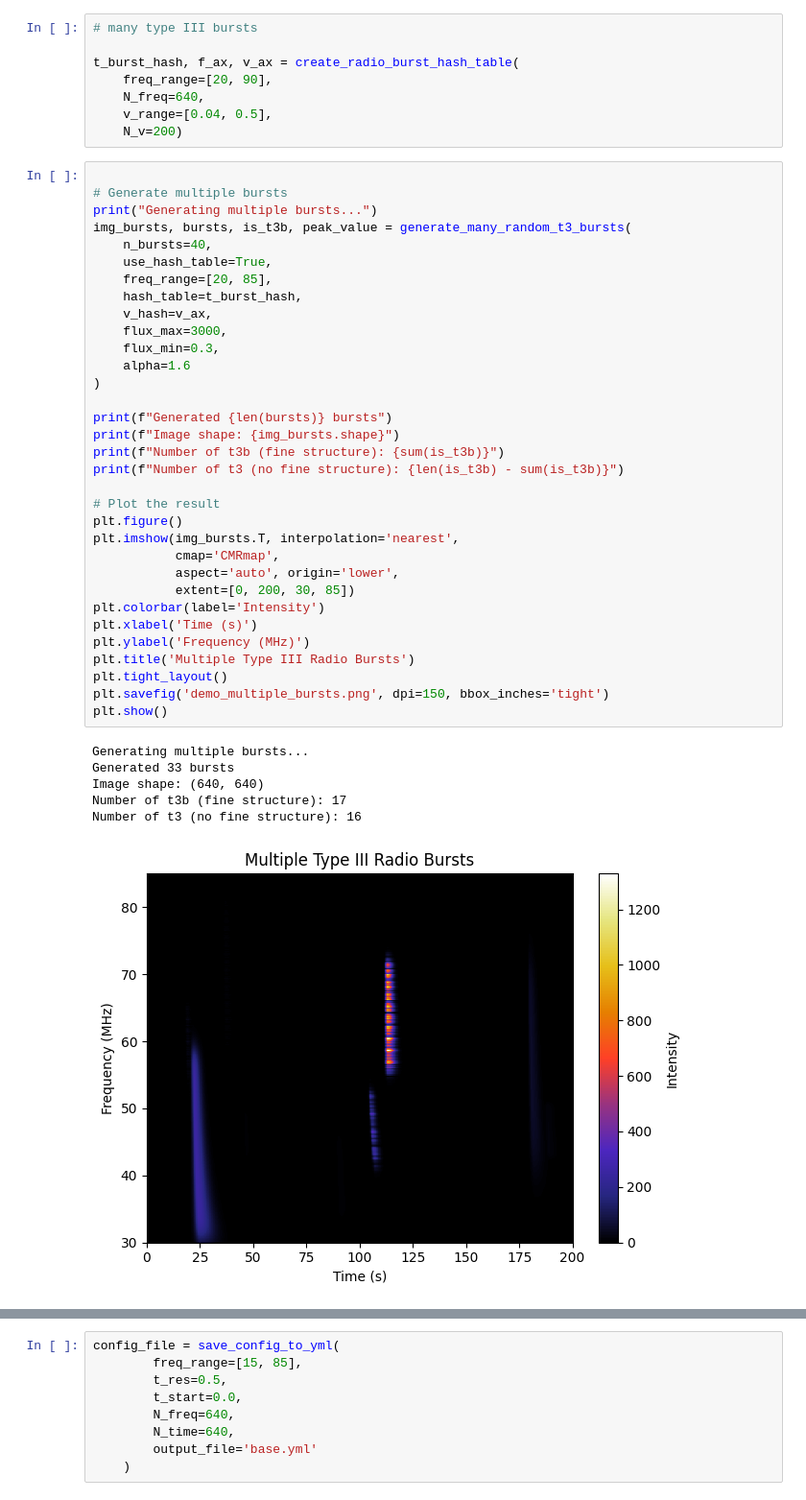
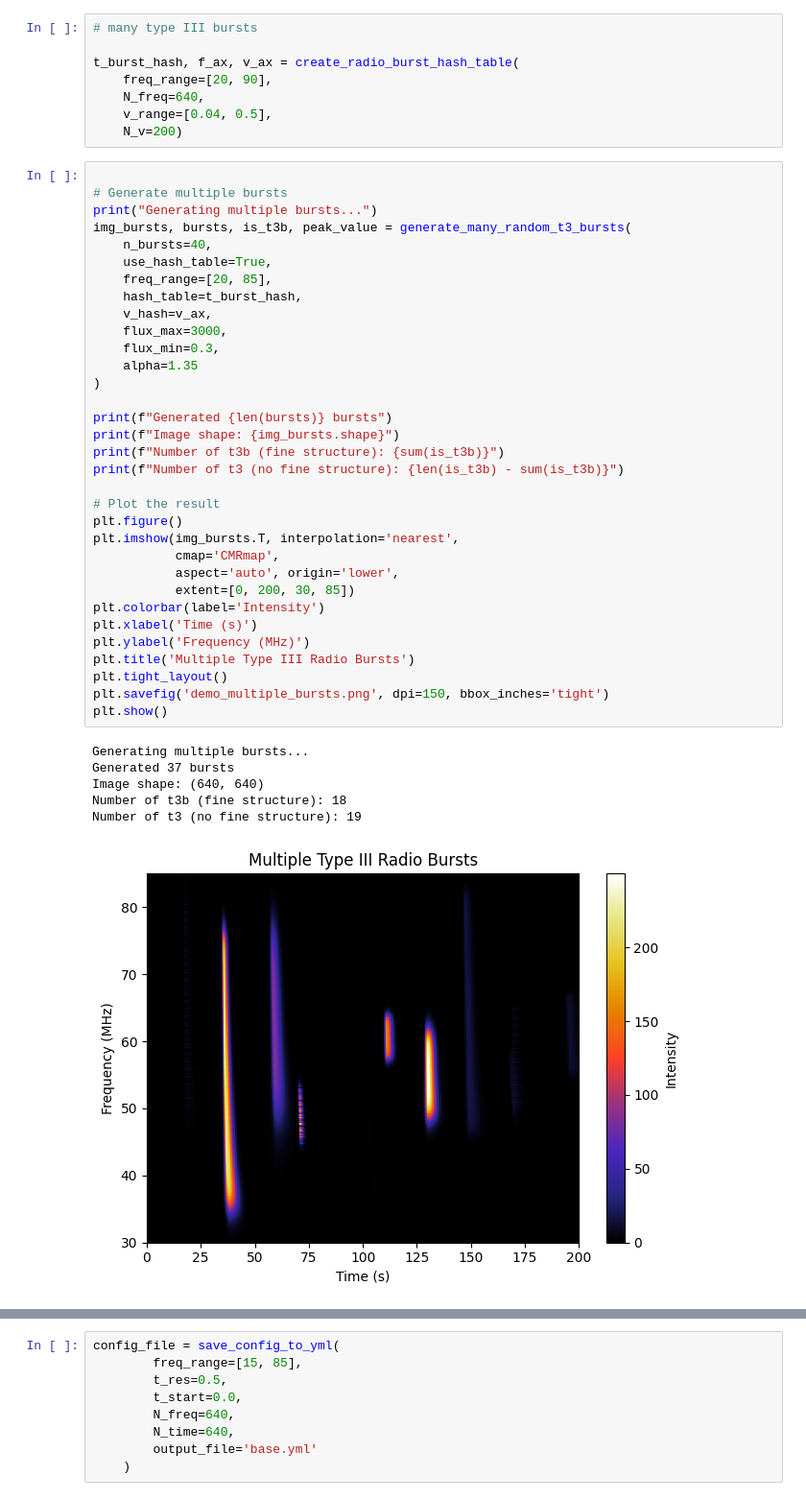
Before and after one commit to peijin94/PhySynthTrainer, a Jupyter notebook: example/demo.ipynb, the cells around one changed output, grey strips where cells are left out. Shown at 96% size. Cells and saved outputs as stored; diff of their text form.

```diff
--- a/example/demo.ipynb
+++ b/example/demo.ipynb
@@ -190,38 +187,38 @@ img_bursts, bursts, is_t3b, peak_value = generate_many_random_t3_bursts(
     n_bursts=40,
     use_hash_table=True,
     freq_range=[20, 85],
     hash_table=t_burst_hash,
     v_hash=v_ax,
     flux_max=3000,
     flux_min=0.3,
-    alpha=1.6
+    alpha=1.35
 )
 
 print(f"Generated {len(bursts)} bursts")
 print(f"Image shape: {img_bursts.shape}")
 print(f"Number of t3b (fine structure): {sum(is_t3b)}")
 print(f"Number of t3 (no fine structure): {len(is_t3b) - sum(is_t3b)}")
 
 # Plot the result
 plt.figure()
 plt.imshow(img_bursts.T, interpolation='nearest',
            cmap='CMRmap',
            aspect='auto', origin='lower',
            extent=[0, 200, 30, 85])
 plt.colorbar(label='Intensity')
 plt.xlabel('Time (s)')
 plt.ylabel('Frequency (MHz)')
 plt.title('Multiple Type III Radio Bursts')
 plt.tight_layout()
 plt.savefig('demo_multiple_bursts.png', dpi=150, bbox_inches='tight')
 plt.show()
 # %% [output]
 Generating multiple bursts...
-Generated 33 bursts
+Generated 37 bursts
 Image shape: (640, 640)
-Number of t3b (fine structure): 17
-Number of t3 (no fine structure): 16
+Number of t3b (fine structure): 18
+Number of t3 (no fine structure): 19
-[figure, old version]
+[figure, new version]
 # %%
 
 
```
Also changed, not shown: parts of 14 cells of this notebook, 3 other files.
